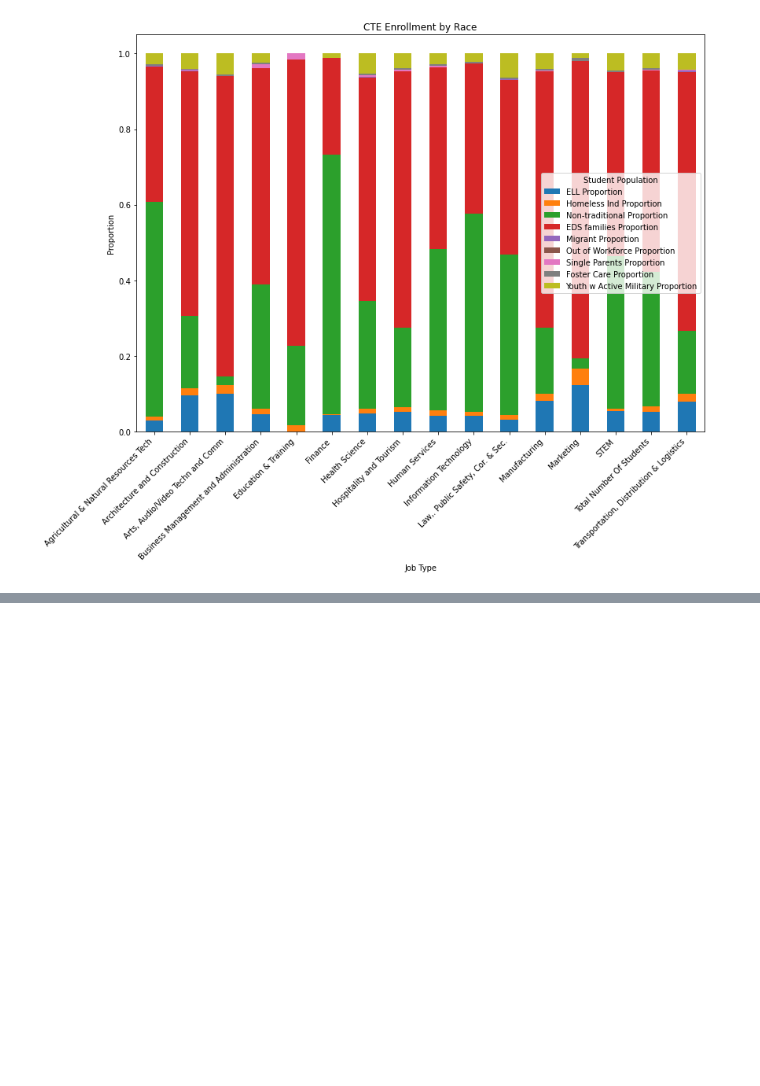
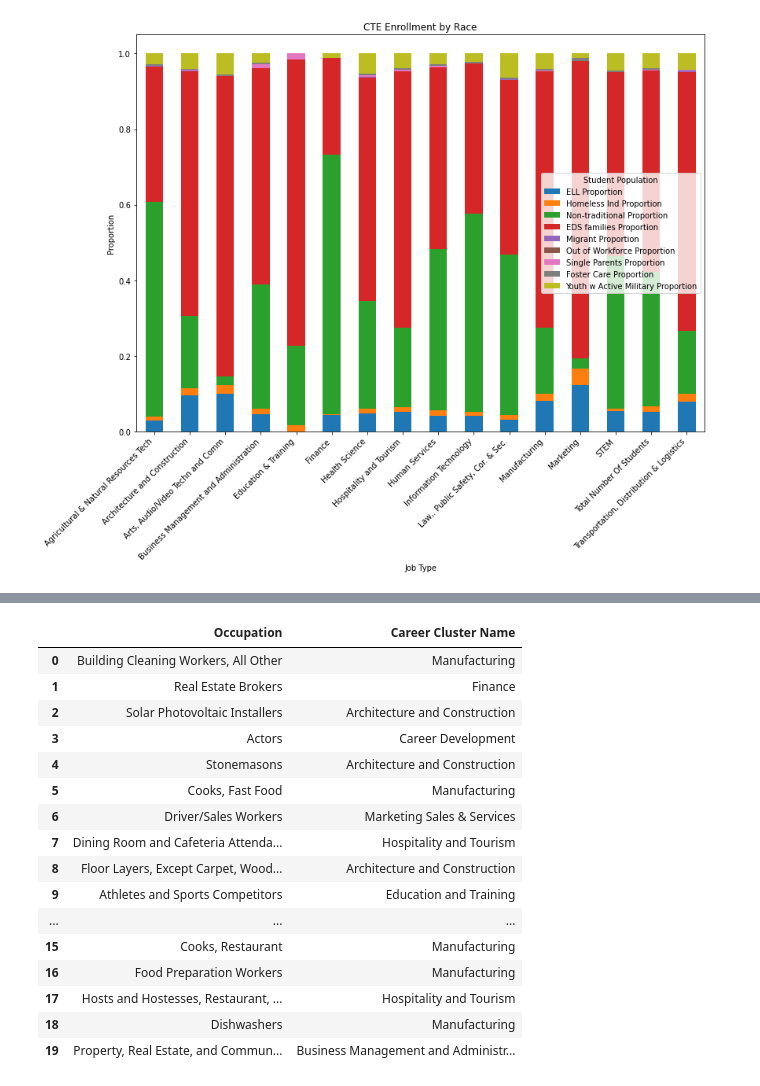
Before and after one commit to emcfalls/NC-Datathon, a Jupyter notebook: cluster_EDA_state.ipynb, the cells around one changed output, grey strips where cells are left out. Drawn from its saved outputs; the diff is of its cells as text; code cells hidden in the pictures; blank space fills up the shorter version.

```diff
--- a/cluster_EDA_state.ipynb
+++ b/cluster_EDA_state.ipynb
@@ -593,0 +580,24 @@ plt.show()
+# %%
+df_model1 = df_wages[['Occupation', 'Career Cluster Name']]
+df_model1select = df_model1[:20]
+df_model1select.style.set_properties(**{'background-color': 'white',
+                                  'color': 'black',
+                                  'border-color': 'white'})
+# %% [output]
+|  | Occupation | Career Cluster Name |
+| 0 | Building Cleaning Workers, All Other | Manufacturing |
+| 1 | Real Estate Brokers | Finance |
+| 2 | Solar Photovoltaic Installers | Architecture and Construction |
+| 3 | Actors | Career Development |
+| 4 | Stonemasons | Architecture and Construction |
+| 5 | Cooks, Fast Food | Manufacturing |
+| 6 | Driver/Sales Workers | Marketing Sales & Services |
+| 7 | Dining Room and Cafeteria Attenda... | Hospitality and Tourism |
+| 8 | Floor Layers, Except Carpet, Wood... | Architecture and Construction |
+| 9 | Athletes and Sports Competitors | Education and Training |
+| ... | ... | ... |
+| 15 | Cooks, Restaurant | Manufacturing |
+| 16 | Food Preparation Workers | Manufacturing |
+| 17 | Hosts and Hostesses, Restaurant, ... | Hospitality and Tourism |
+| 18 | Dishwashers | Manufacturing |
+| 19 | Property, Real Estate, and Commun... | Business Management and Administr... |
```
Also changed, not shown: parts of 18 cells of this notebook.
